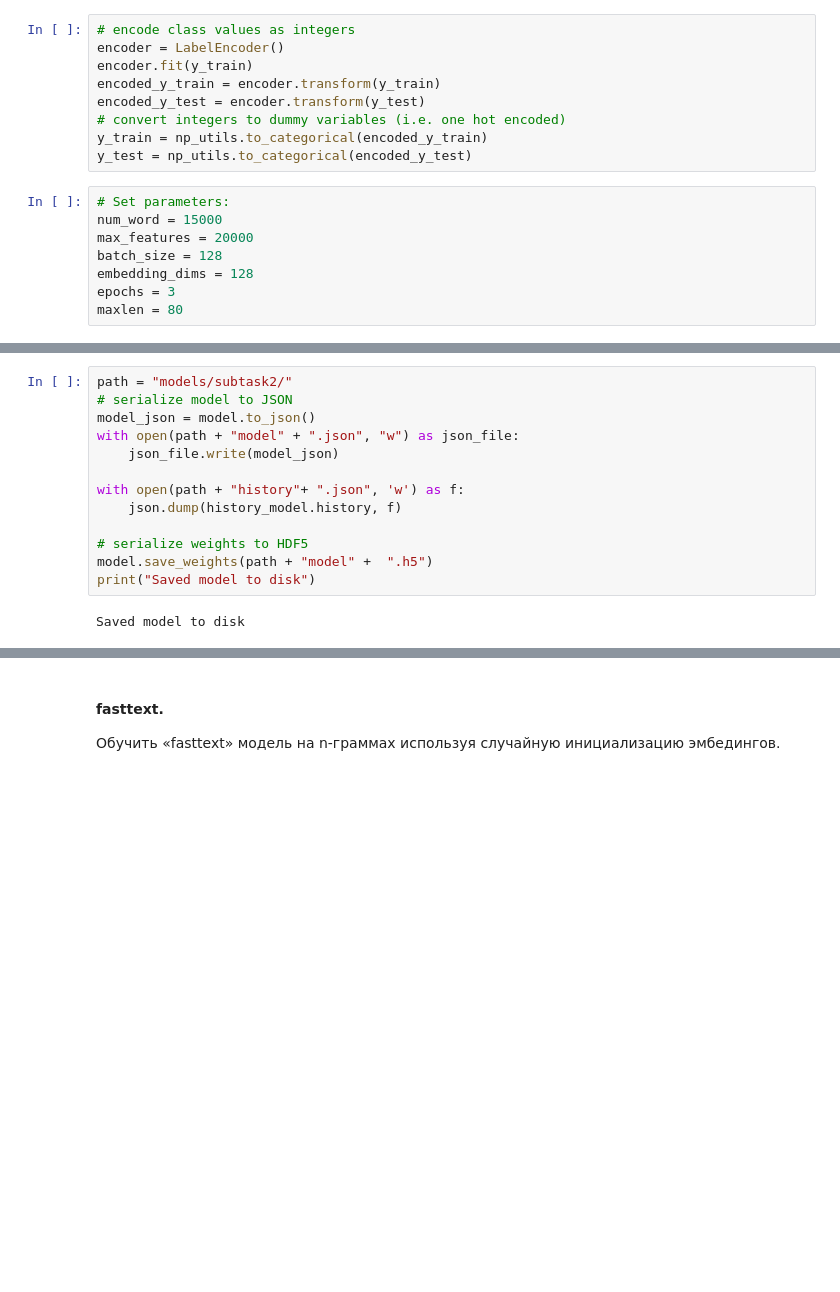
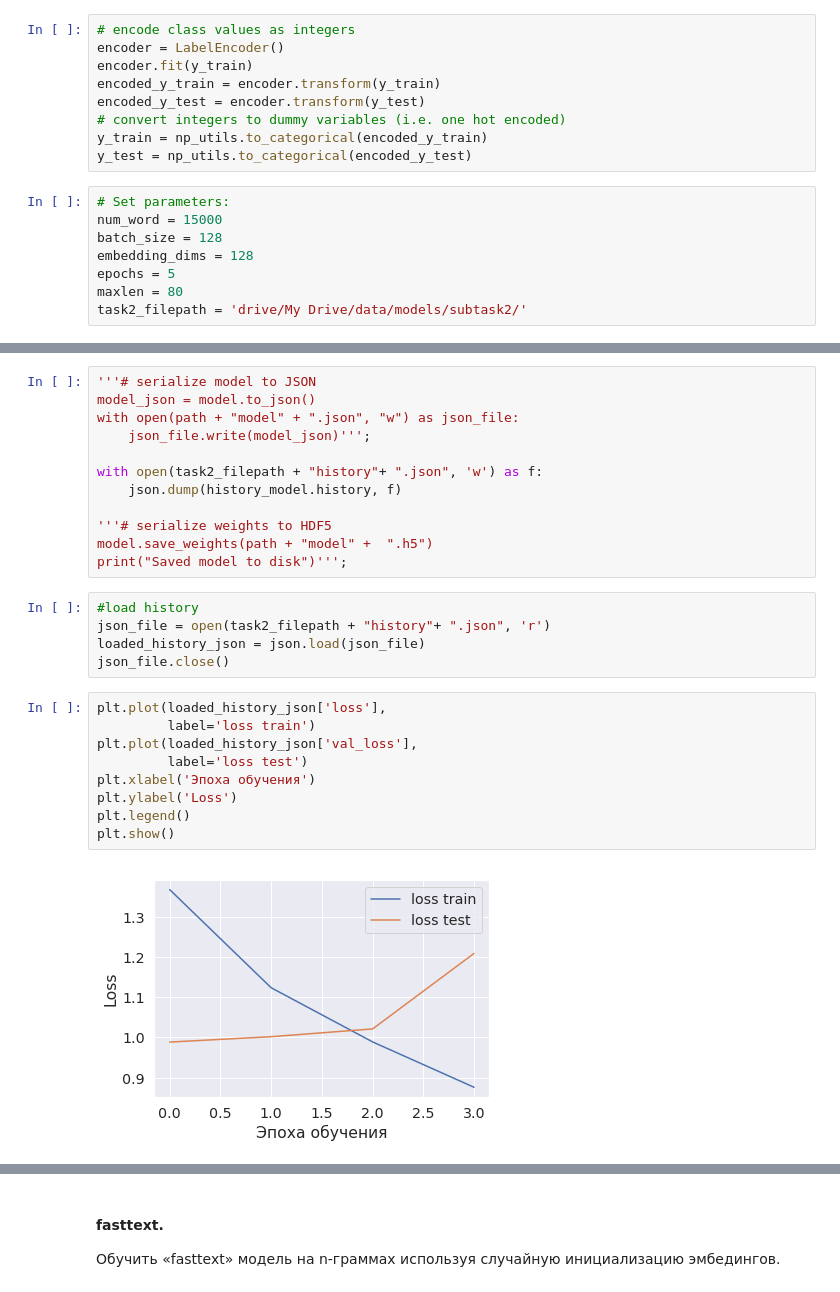
Before and after one commit to Espad/DS_6, a Jupyter notebook: Task_2.ipynb, the cells around one changed output, grey strips where cells are left out. Cells and saved outputs as stored; diff of their text form; blank space fills up the shorter version.

```diff
--- a/Task_2.ipynb
+++ b/Task_2.ipynb
@@ -471,11 +543,11 @@ y_test = np_utils.to_categorical(encoded_y_test)
 # %%
 # Set parameters:
 num_word = 15000
-max_features = 20000
 batch_size = 128
 embedding_dims = 128
-epochs = 3
+epochs = 5
 maxlen = 80
+task2_filepath = 'drive/My Drive/data/models/subtask2/'
 # %%
 %%time
 tokenizer = Tokenizer(num_words=num_word)
@@ -552,15 +647,28 @@ Wall time: 11min 51s
 # %%
-path = "models/subtask2/"
-# serialize model to JSON
+'''# serialize model to JSON
 model_json = model.to_json()
 with open(path + "model" + ".json", "w") as json_file:
-    json_file.write(model_json)
+    json_file.write(model_json)''';
 
-with open(path + "history"+ ".json", 'w') as f:
+with open(task2_filepath + "history"+ ".json", 'w') as f:
     json.dump(history_model.history, f)
 
-# serialize weights to HDF5
+'''# serialize weights to HDF5
 model.save_weights(path + "model" +  ".h5")
-print("Saved model to disk")
+print("Saved model to disk")''';
-# %% [output]
-Saved model to disk
+# %%
+#load history
+json_file = open(task2_filepath + "history"+ ".json", 'r')
+loaded_history_json = json.load(json_file)
+json_file.close()
+# %%
+plt.plot(loaded_history_json['loss'],
+         label='loss train')
+plt.plot(loaded_history_json['val_loss'],
+         label='loss test')
+plt.xlabel('Эпоха обучения')
+plt.ylabel('Loss')
+plt.legend()
+plt.show()
+# %% [output]
+[figure, added]
```
Also changed, not shown: parts of 107 cells of this notebook.
